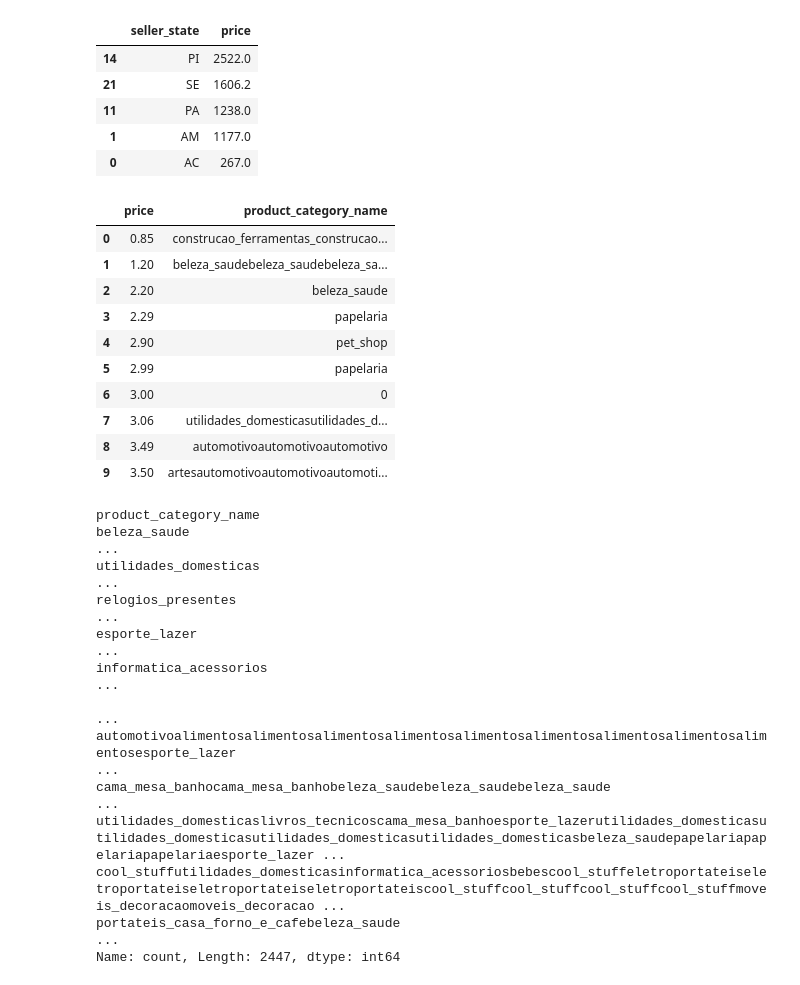
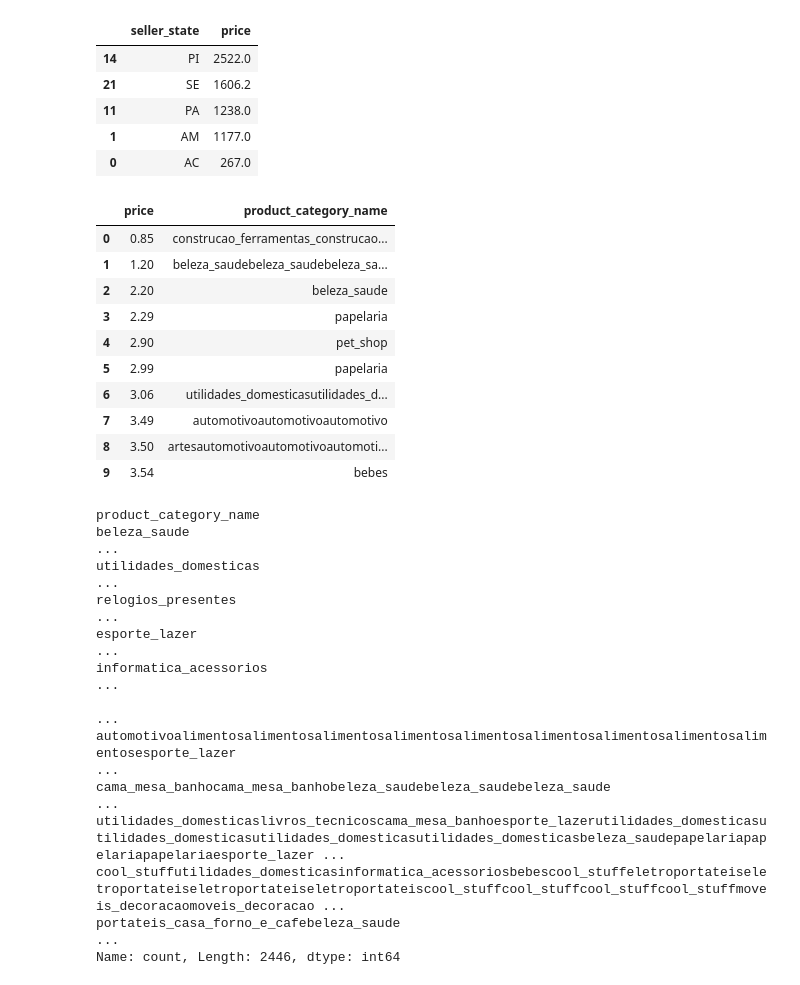
Before and after one commit to FroCode/TECHNICAL-TASK-YASA-1-LLC, a Jupyter notebook: notebooks/data/01_data_preparation.ipynb, the cells around one changed output. Saved outputs shown, nothing was run; the diff lists cells and outputs as text; code cells hidden in the pictures.

Commit message:
EXPORT "category csv"

```diff
--- a/notebooks/data/01_data_preparation.ipynb
+++ b/notebooks/data/01_data_preparation.ipynb
@@ -86,5 +86,7 @@ products_df
 32951 rows × 9 columns
 # %%
 cleaned_df = products_df.dropna(subset=['product_category_name'])
+threshold_length = 50
+cleaned_df_products= products_df[products_df['product_category_name'].str.len() <= threshold_length]
 # %%
 # Count occurrences of each value in the product_category_name column
@@ -249,27 +251,27 @@ display(outsiders_in_sales)
 | 1 | AM | 1177.0 |
 | 0 | AC | 267.0 |
 # %%
-merged_products_sellers = pd.merge(products_df, order_items_df, on='product_id', how='inner')
+merged_products_sellers = pd.merge(cleaned_df_products, order_items_df, on='product_id', how='inner')
 
 most_products_sells = merged_products_sellers.groupby('price')['product_category_name'].sum().reset_index()
 area_sales_sorted = area_sales.sort_values(by='price', ascending=False)
 
 display(most_products_sells.head(10))
 # Display the number of non-null values in each column
 # Display the frequency of each value in 'product_category_name'
 print(most_products_sells['product_category_name'].value_counts())
 # %% [output]
 |  | price | product_category_name |
 | 0 | 0.85 | construcao_ferramentas_construcao... |
 | 1 | 1.20 | beleza_saudebeleza_saudebeleza_sa... |
 | 2 | 2.20 | beleza_saude |
 | 3 | 2.29 | papelaria |
 | 4 | 2.90 | pet_shop |
 | 5 | 2.99 | papelaria |
-| 6 | 3.00 | 0 |
-| 7 | 3.06 | utilidades_domesticasutilidades_d... |
-| 8 | 3.49 | automotivoautomotivoautomotivo |
-| 9 | 3.50 | artesautomotivoautomotivoautomoti... |
+| 6 | 3.06 | utilidades_domesticasutilidades_d... |
+| 7 | 3.49 | automotivoautomotivoautomotivo |
+| 8 | 3.50 | artesautomotivoautomotivoautomoti... |
+| 9 | 3.54 | bebes |
 product_category_name
 beleza_saude                                                                                                                                                                                             ...
 utilidades_domesticas                                                                                                                                                                                    ...
@@ -284,2 +286,2 @@ cool_stuffutilidades_domesticasinformatica_acessoriosbebescool_stuffeletroportat
 portateis_casa_forno_e_cafebeleza_saude                                                                                                                                                                  ...
-Name: count, Length: 2447, dtype: int64
+Name: count, Length: 2446, dtype: int64
```
Also changed, not shown: parts of 4 cells of this notebook, 1 other file.
